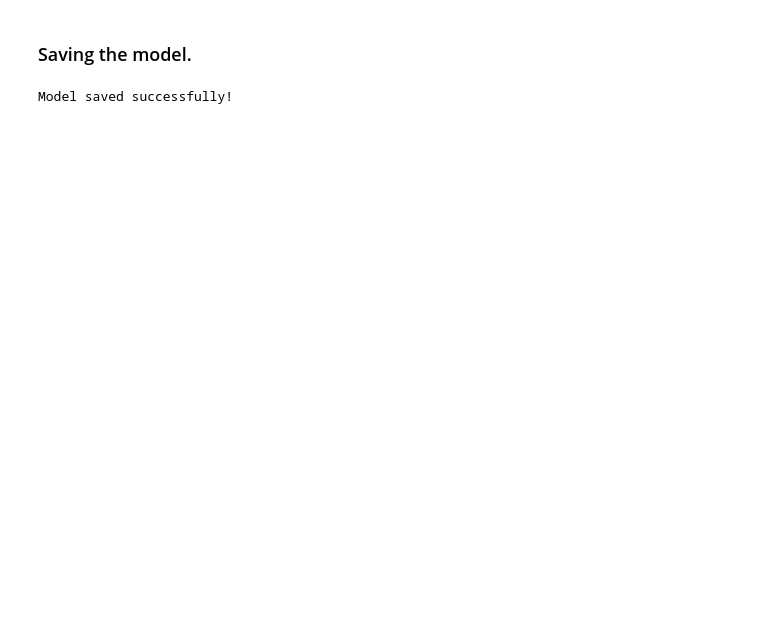
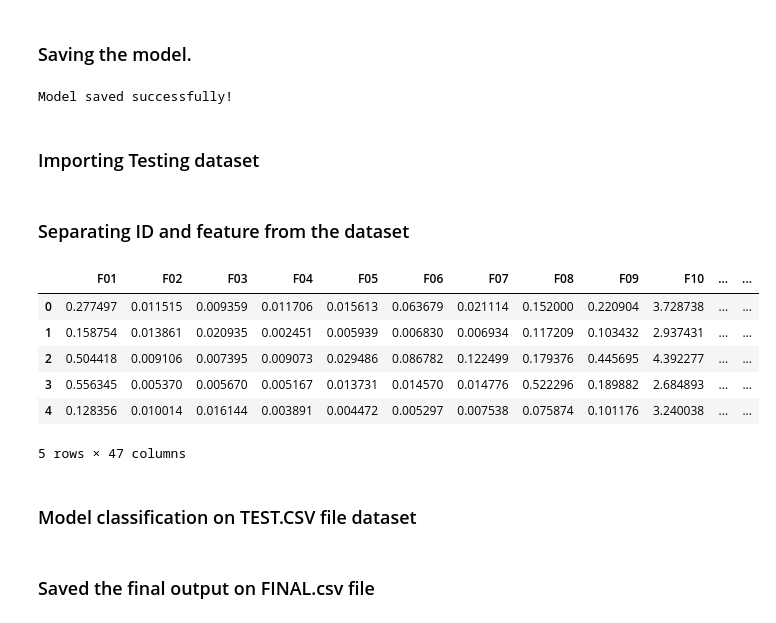
Before and after one commit to Himanshu0508Raturi/ML-aIrIEEEna-Submission, a Jupyter notebook: train.ipynb, the cells around one changed output. Saved outputs shown, nothing was run; the diff lists cells and outputs as text; code cells hidden in the pictures; blank space fills up the shorter version.

```diff
--- a/train.ipynb
+++ b/train.ipynb
@@ -235,3 +268,24 @@ joblib.dump(rf, "rf_model.pkl")
 print("Model saved successfully!")
 # %% [output]
 Model saved successfully!
+# %% [markdown]
+### Importing Testing dataset
+# %%
+test_dataset = pd.read_csv("TEST.csv")
+# %% [markdown]
+### Separating ID and feature from the dataset
+# %%
+test_id = test_dataset["ID"]
+x_test = test_dataset.drop("ID", axis=1)
+# %%
+x_test.head()
+# %% [output]
+|  | F01 | F02 | F03 | F04 | F05 | F06 | F07 | F08 | F09 | F10 | ... | ... |
+| 0 | 0.277497 | 0.011515 | 0.009359 | 0.011706 | 0.015613 | 0.063679 | 0.021114 | 0.152000 | 0.220904 | 3.728738 | ... | ... |
+| 1 | 0.158754 | 0.013861 | 0.020935 | 0.002451 | 0.005939 | 0.006830 | 0.006934 | 0.117209 | 0.103432 | 2.937431 | ... | ... |
+| 2 | 0.504418 | 0.009106 | 0.007395 | 0.009073 | 0.029486 | 0.086782 | 0.122499 | 0.179376 | 0.445695 | 4.392277 | ... | ... |
+| 3 | 0.556345 | 0.005370 | 0.005670 | 0.005167 | 0.013731 | 0.014570 | 0.014776 | 0.522296 | 0.189882 | 2.684893 | ... | ... |
+| 4 | 0.128356 | 0.010014 | 0.016144 | 0.003891 | 0.004472 | 0.005297 | 0.007538 | 0.075874 | 0.101176 | 3.240038 | ... | ... |
+5 rows × 47 columns
+# %% [markdown]
+### Model classification on TEST.CSV file dataset
@@ -237,0 +294,2 @@ Model saved successfully!
+# %% [markdown]
+### Saved the final output on FINAL.csv file
```
Also changed, not shown: parts of 12 cells of this notebook, 2 other files.
